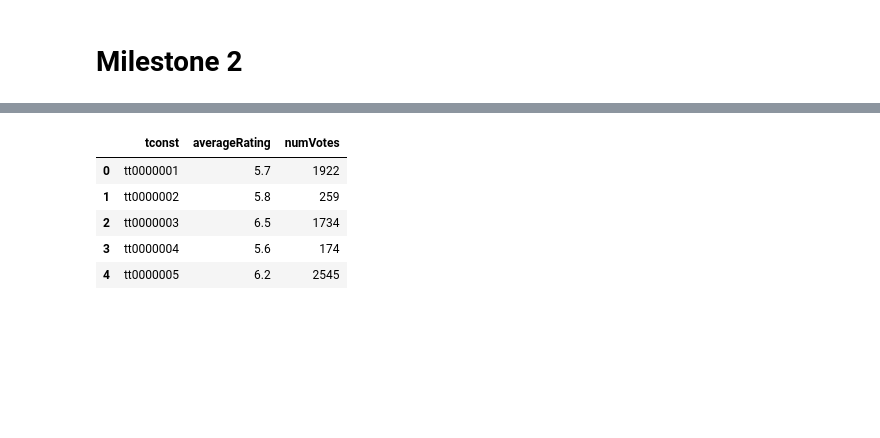
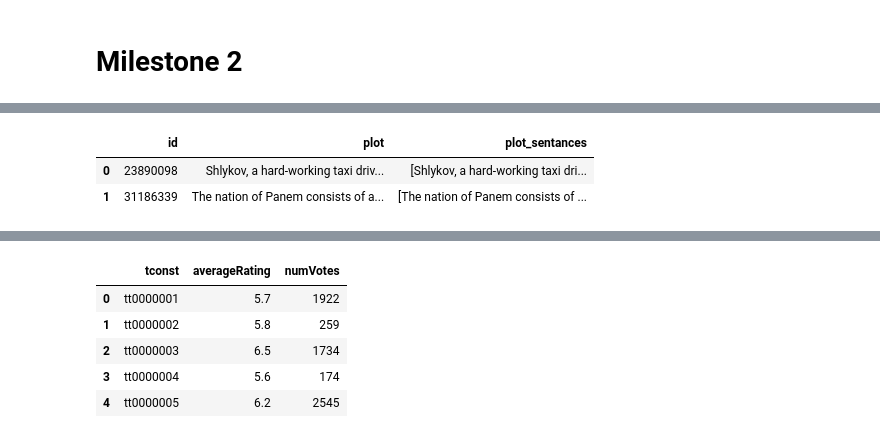
Before and after one commit to epfl-ada/project-RuntimeTerror, a Jupyter notebook: milestone2.ipynb, the cells around one changed output, grey strips where cells are left out. Saved outputs shown, nothing was run; the diff lists cells and outputs as text; code cells hidden in the pictures; blank space fills up the shorter version.

```diff
--- a/milestone2.ipynb
+++ b/milestone2.ipynb
@@ -121,0 +37,8 @@ df.head(5)
+# %%
+#Tranform plots into arrays of sentences using the ntlk library
+df_plots['plot_sentances']= df_plots['plot'].apply(lambda t: tokenize.sent_tokenize(t))
+df_plots.head(2)
+# %% [output]
+|  | id | plot | plot_sentances |
+| 0 | 23890098 | Shlykov, a hard-working taxi driv... | [Shlykov, a hard-working taxi dri... |
+| 1 | 31186339 | The nation of Panem consists of a... | [The nation of Panem consists of ... |
```
Also changed, not shown: parts of 37 cells of this notebook.
